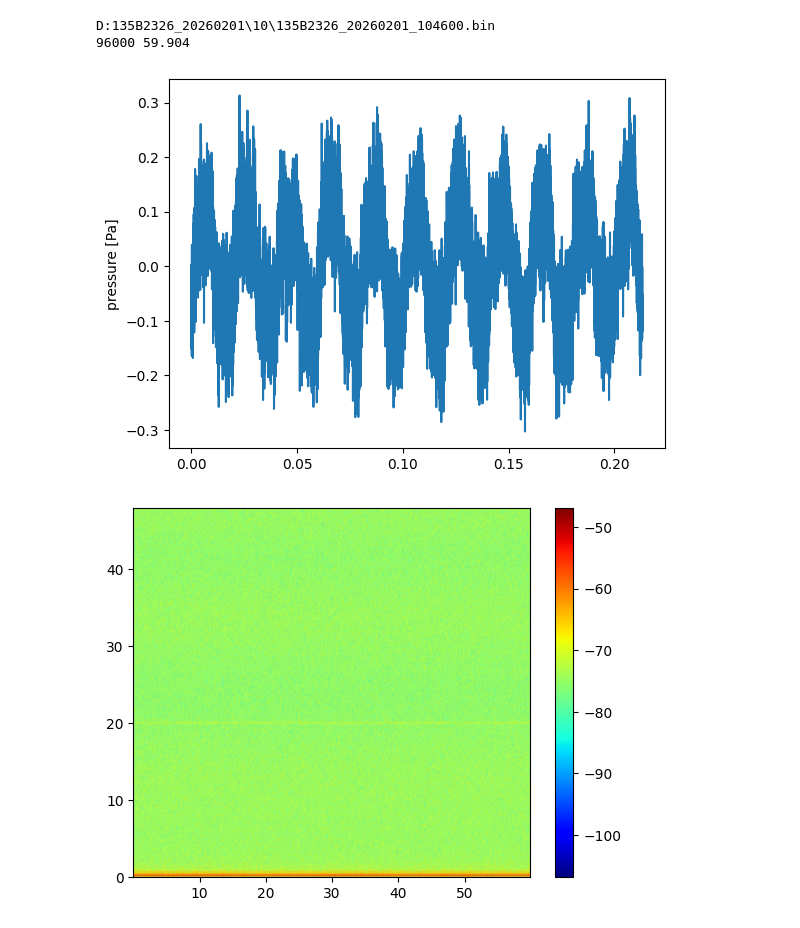
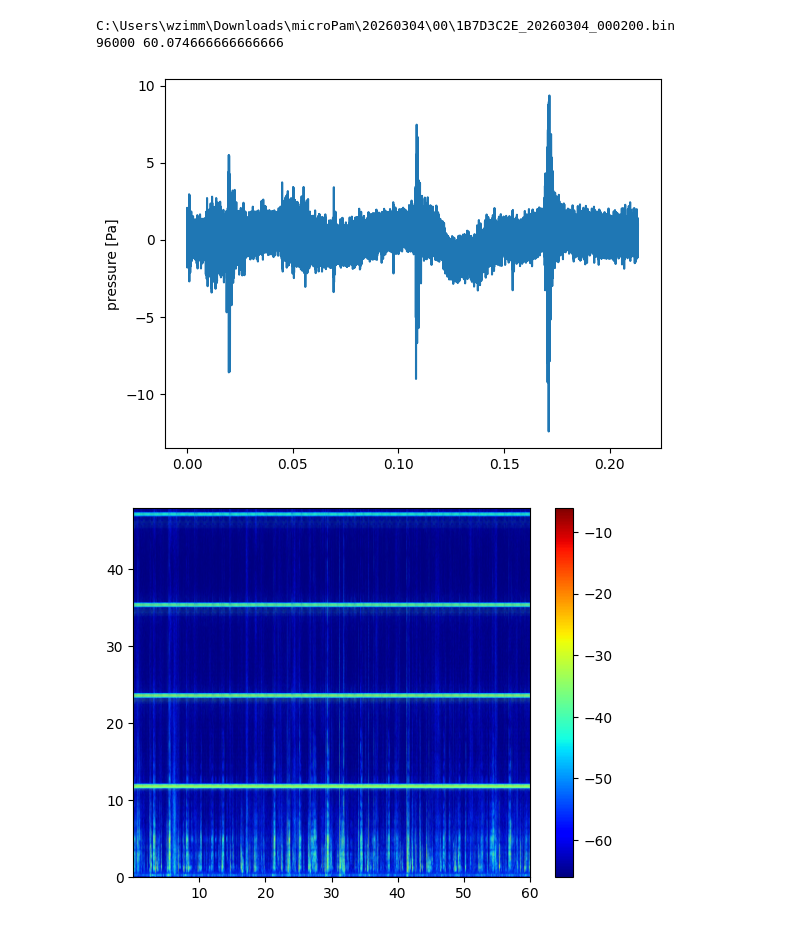
Before and after one commit to WMXZ-EU/LC-MARE, a Jupyter notebook: Python/lC-MARE.ipynb, the cells around one changed output. Cells and saved outputs as stored; diff of their text form; code cells hidden in the pictures.

```diff
--- a/Python/lC-MARE.ipynb
+++ b/Python/lC-MARE.ipynb
@@ -184,52 +184,54 @@ root=os.path.join(os.environ['HOMEPATH'],'Desktop') # for windows
 fname=os.path.join(root,'1B30112D_20260102_212400.bin')
 
 fname=os.path.join('D:','135B2326_20260201','10','135B2326_20260201_104600.bin')
+fname=os.path.join('C:\\Users','wzimm','Downloads','microPam','20260304','00',
+                   '1B7D3C2E_20260304_000200.bin')
 print(fname)
-
 import numpy as np
 import microPAM as pam
-fs,data = pam.loadLC_mare(fname)
+fs,data = pam.load_LC_mare(fname)
 td = np.arange(data.shape[0])/fs
 print(fs,data.shape[0]/fs)
 
 # calibrate data
-cal=-80 # dB//1V/Pa         # 1 Pa generates 10^-4 V (-80 dB)
+cal=-80 # dB//1V/Pa         # 1 Pa generates 10^-4 V (-80 dB) (-200 dB//uPa)
 data /= 10**(cal/20)
 
 import matplotlib.pyplot as plt
 dsel=(1*16+4)*1024
 plt.plot(td[:dsel],data[:dsel])
+#plt.plot(td,data)
 plt.ylabel('pressure [Pa]')
 plt.show()
 
 import scipy.signal as signal
 nw=512
 f,t,q=signal.spectrogram(data,fs=fs,window='hann',nperseg=nw,noverlap=nw//2,nfft=nw*2,scaling='density')
 
 U=np.mean(q,axis=1)
 fu=f.copy()
 
 Q=10*np.log10(np.abs(q))
 qmax=np.max(Q)
 
 ext=[t[0],t[-1],f[0]/1000,f[-1]/1000]
 clim=[qmax-60,qmax]
 #
 plt.imshow(Q, aspect='auto',origin='lower', extent=ext,cmap='jet',clim=clim)
 plt.colorbar()
 plt.show()
 
 nw=64*1024
 f,q=signal.welch(data,fs=fs,window='hann',nperseg=nw,noverlap=nw//2,nfft=nw*2,scaling='density')
 #
 plt.plot(f,10*np.log10(q))
 plt.plot(fu,10*np.log10(U))
 plt.ylabel('dB//1Pa$^2$/Hz')
-plt.xlim(0,2000)
+#plt.xlim(0,200)
 plt.grid(True)
 plt.show()
 # %% [output]
-D:135B2326_20260201\10\135B2326_20260201_104600.bin
-96000 59.904
+C:\Users\wzimm\Downloads\microPam\20260304\00\1B7D3C2E_20260304_000200.bin
+96000 60.074666666666666
-[figure, old version]
+[figure, new version]
-[figure, old version]
+[figure, new version]
```
Also changed, not shown: parts of 2 cells of this notebook, 12 other files.
